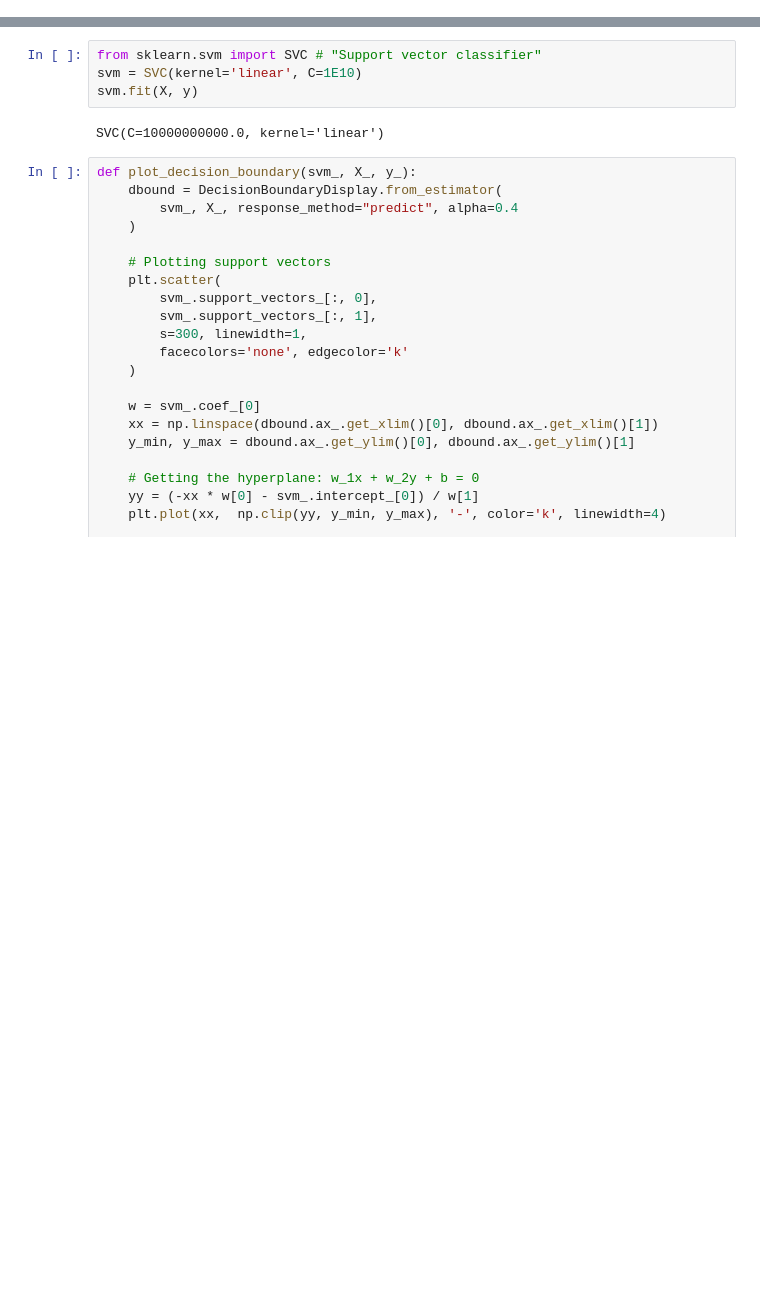
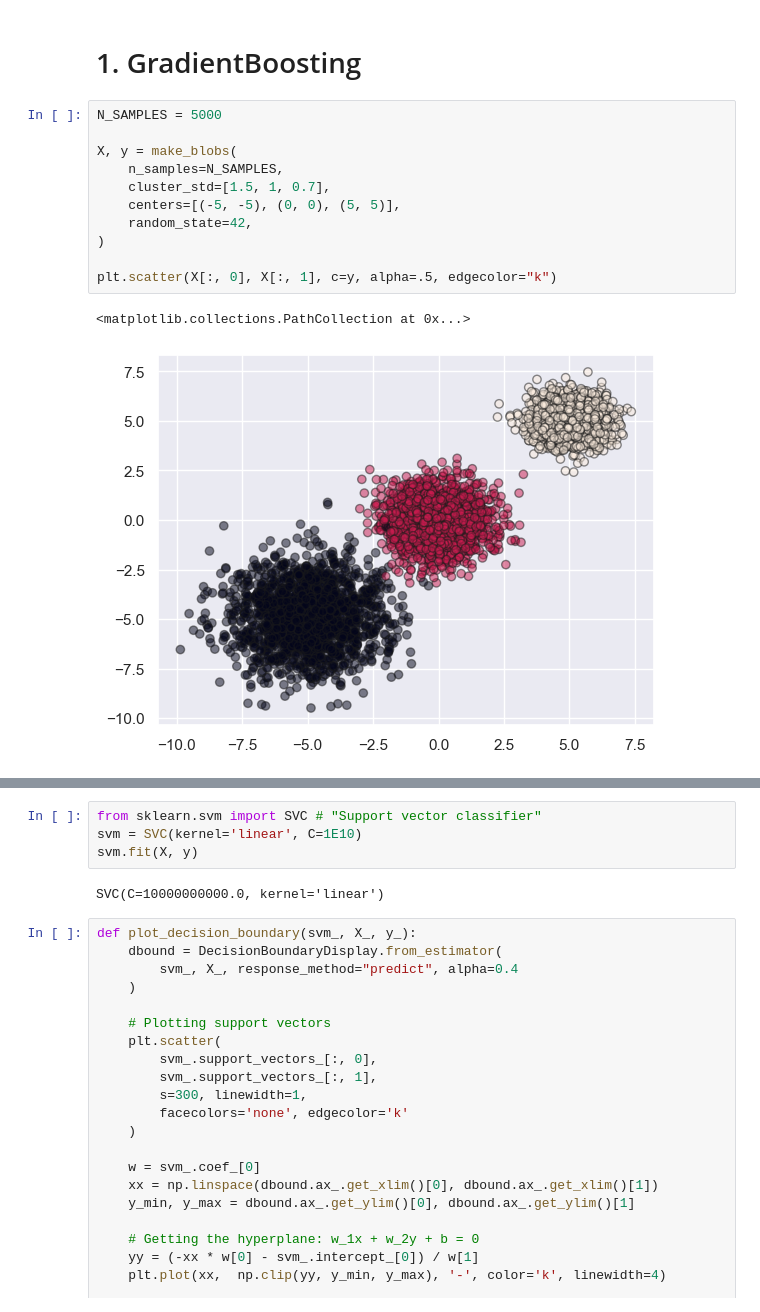
Before and after one commit to hamedQsm/gds, a Jupyter notebook: 6. SVM.ipynb, the cells around one changed output, grey strips where cells are left out. Saved outputs shown, nothing was run; the diff lists cells and outputs as text; blank space fills up the shorter version.

```diff
--- a/6. SVM.ipynb
+++ b/6. SVM.ipynb
@@ -0,0 +13,16 @@
+# %% [markdown]
+# 1. GradientBoosting
+# %%
+N_SAMPLES = 5000
+
+X, y = make_blobs(
+    n_samples=N_SAMPLES,
+    cluster_std=[1.5, 1, 0.7],
+    centers=[(-5, -5), (0, 0), (5, 5)],
+    random_state=42,
+)
+
+plt.scatter(X[:, 0], X[:, 1], c=y, alpha=.5, edgecolor="k")
+# %% [output]
+<matplotlib.collections.PathCollection at 0x...>
+[figure, added]
```
Also changed, not shown: parts of 8 cells of this notebook.
